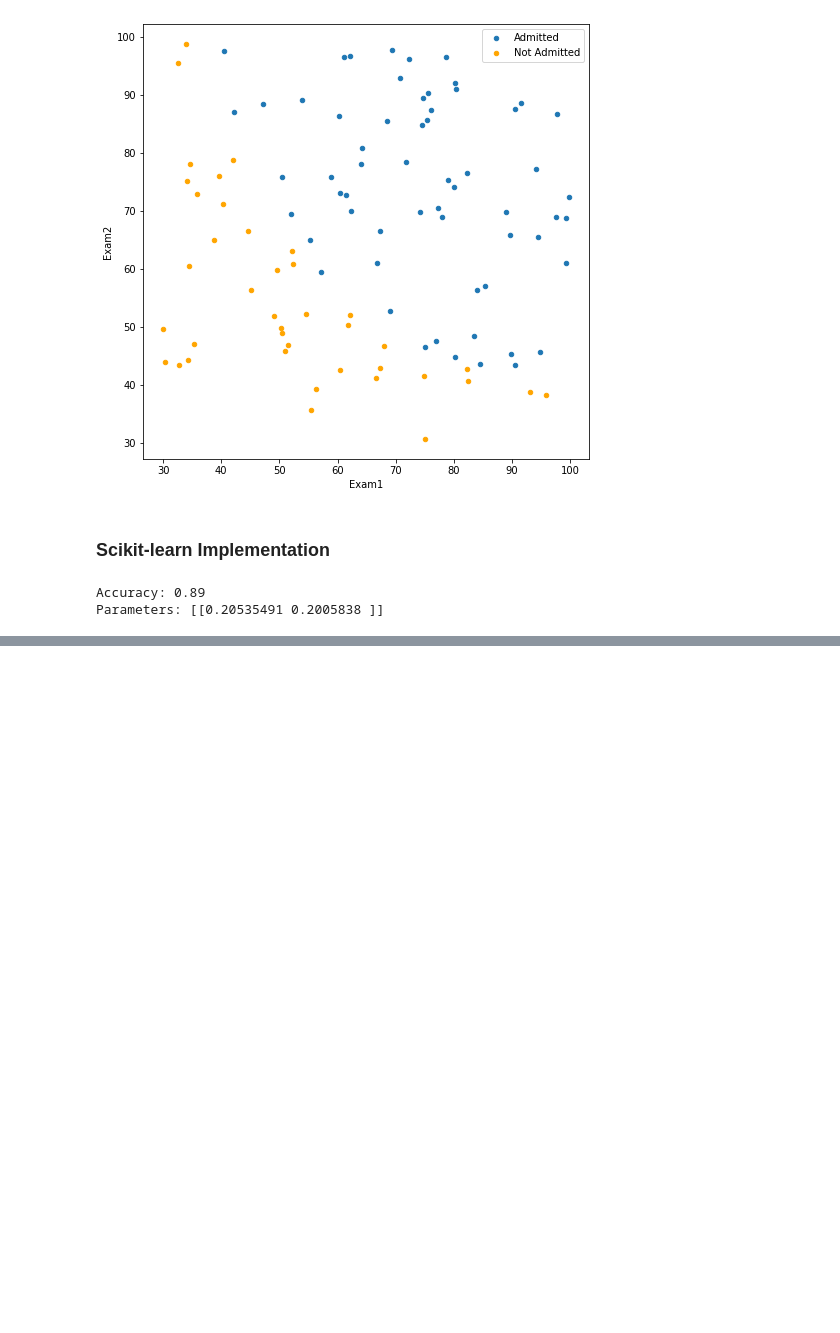
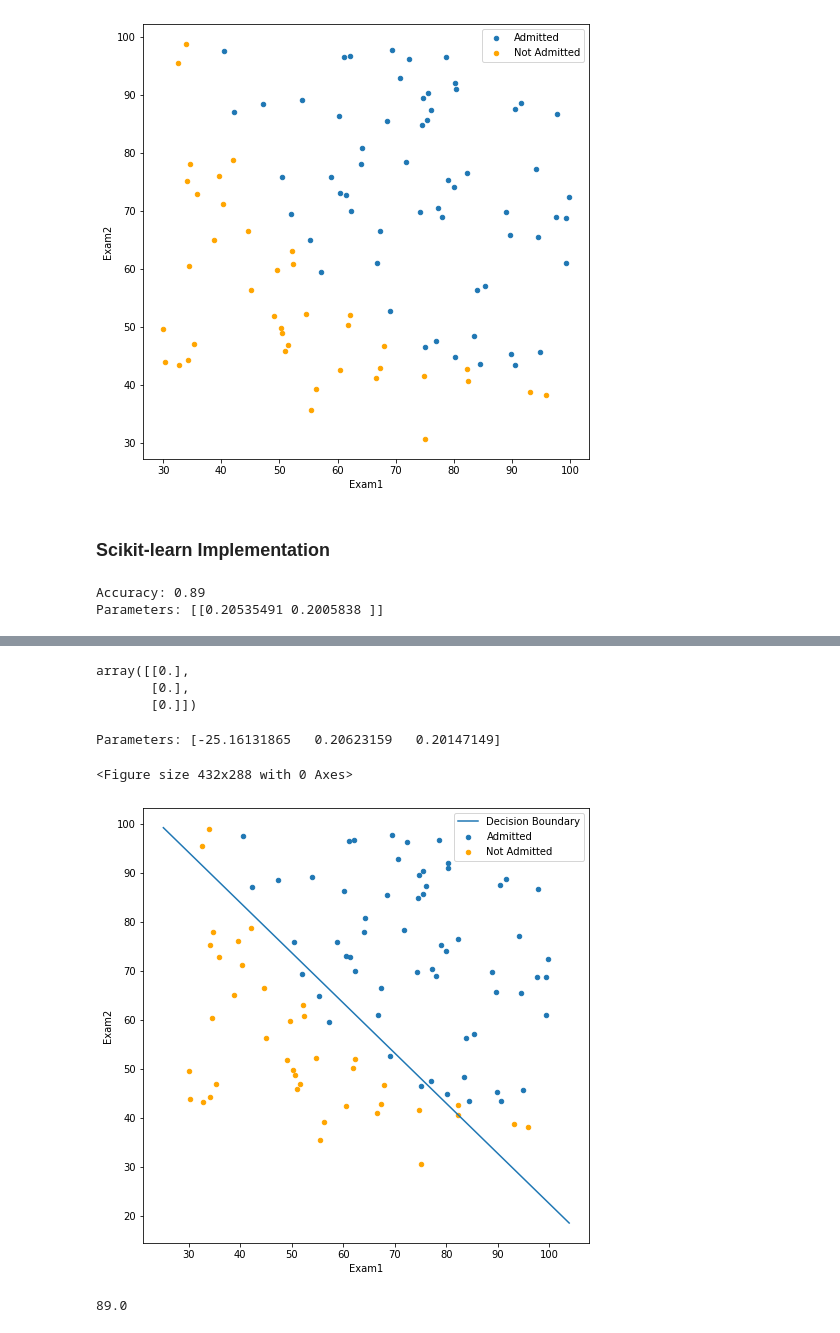
Before and after one commit to cipher813/algorithms, a Jupyter notebook: LogisticRegression_200415.ipynb, the cells around one changed output, grey strips where cells are left out. Cells and saved outputs as stored; diff of their text form; code cells hidden in the pictures; blank space fills up the shorter version.

```diff
--- a/LogisticRegression_200415.ipynb
+++ b/LogisticRegression_200415.ipynb
@@ -58,0 +101,5 @@ Parameters: [[0.20535491 0.2005838 ]]
+# %%
+# prep data
+X = np.c_[np.ones((X.shape[0],1)),X]
+y = y[:, np.newaxis]
+theta = np.zeros((X.shape[1],1))
@@ -58,0 +146,29 @@ Parameters: [[0.20535491 0.2005838 ]]
+# %%
+theta
+# %% [output]
+array([[0.],
+       [0.],
+       [0.]])
+# %%
+parameters = fit(X, y, theta)
+print(f"Parameters: {parameters}")
+# %% [output]
+Parameters: [-25.16131865   0.20623159   0.20147149]
+# %%
+# plot decision boundary
+x_values = [np.min(X[:,1]-5), np.max(X[:,2]+5)]
+y_values = - (parameters[0] + np.dot(parameters[1],x_values)) / parameters[2]
+# %%
+fig = plt.figure()
+ax = admitted.plot.scatter(x="Exam1", y="Exam2", figsize=(8,8), label="Admitted")
+not_admitted.plot.scatter(x="Exam1", y="Exam2", figsize=(8,8), c='orange', label="Not Admitted", ax=ax)
+plt.plot(x_values, y_values, label='Decision Boundary')
+plt.legend()
+fig = ax.get_figure()
+# %% [output]
+<Figure size 432x288 with 0 Axes>
+[figure, added]
+# %%
+accuracy(X, y.flatten())
+# %% [output]
+89.0
```
Also changed, not shown: parts of 5 cells of this notebook.
